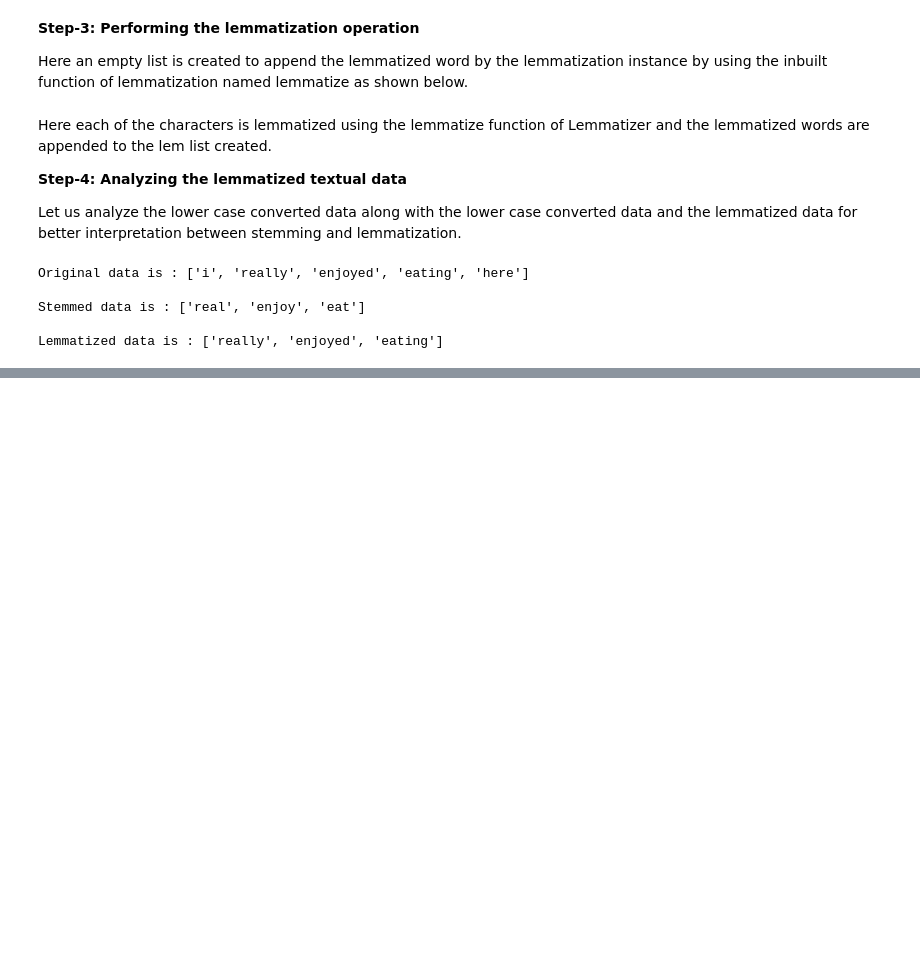
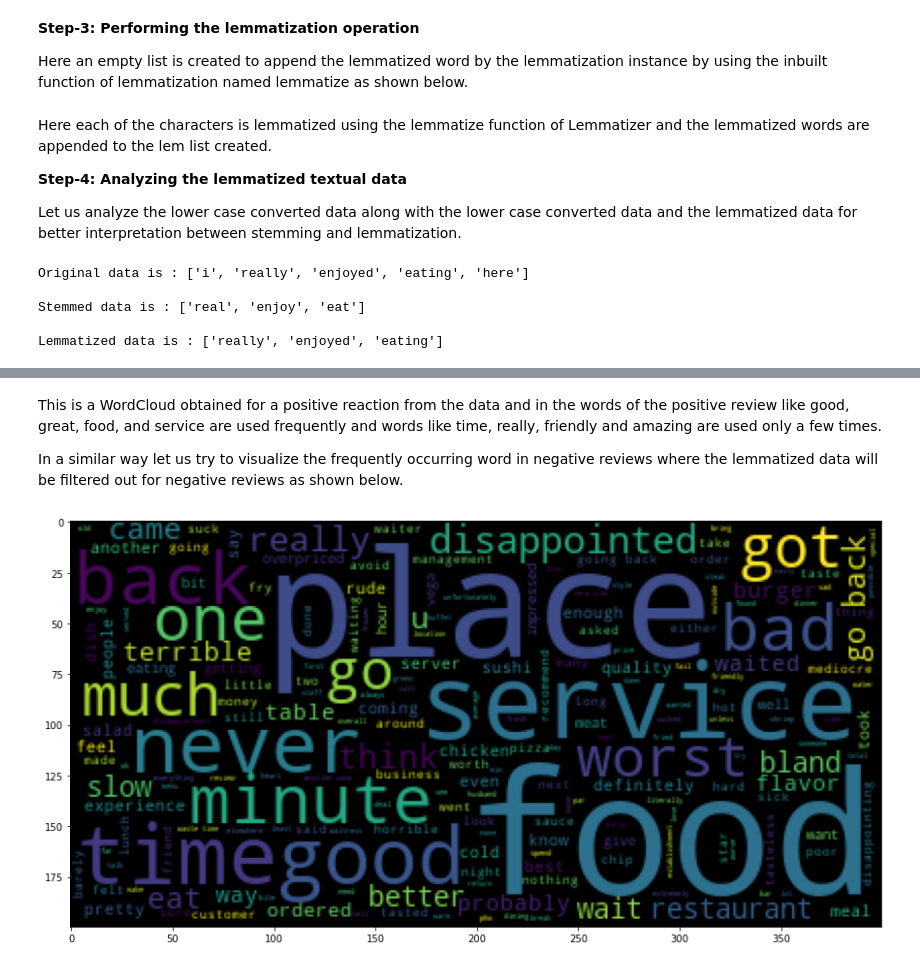
Before and after one commit to ArunMunagala7/machinehack-exercises, a Jupyter notebook: text-preprocessing-and-analytics-machinehack.ipynb, the cells around one changed output, grey strips where cells are left out. Saved outputs shown, nothing was run; the diff lists cells and outputs as text; code cells hidden in the pictures; blank space fills up the shorter version.

```diff
--- a/text-preprocessing-and-analytics-machinehack.ipynb
+++ b/text-preprocessing-and-analytics-machinehack.ipynb
@@ -354,0 +408,11 @@ Lemmatized data is : ['really', 'enjoyed', 'eating']
+# %% [markdown]
+This is a WordCloud obtained for a positive reaction from the data and in the words of the positive review like good, great, food, and service are used frequently and words like time, really, friendly and amazing are used only a few times.
+
+In a similar way let us try to visualize the frequently occurring word in negative reviews where the lemmatized data will be filtered out for negative reviews as shown below.
+# %%
+plt.figure(figsize = (15,15))
+wc = WordCloud().generate(" ".join(df[df.reaction == 'negative'].Cleaned_text))
+plt.imshow(wc)
+plt.show()
+# %% [output]
+[figure, added]
```
Also changed, not shown: parts of 30 cells of this notebook.
